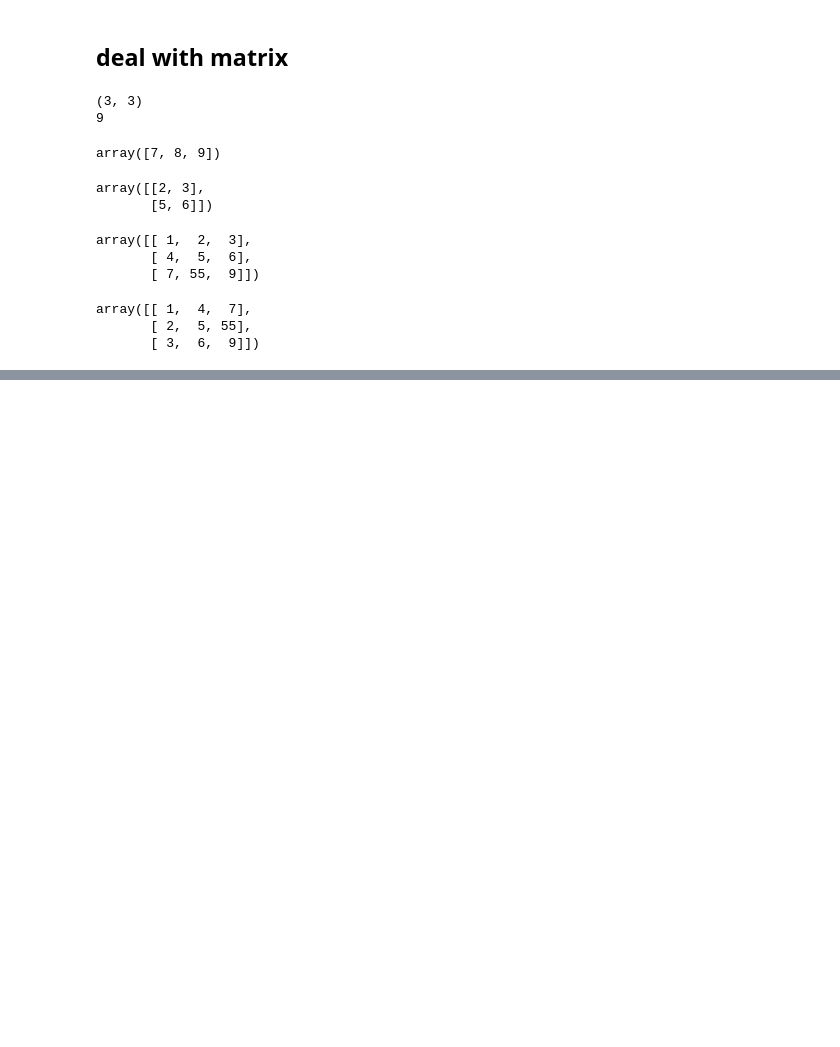
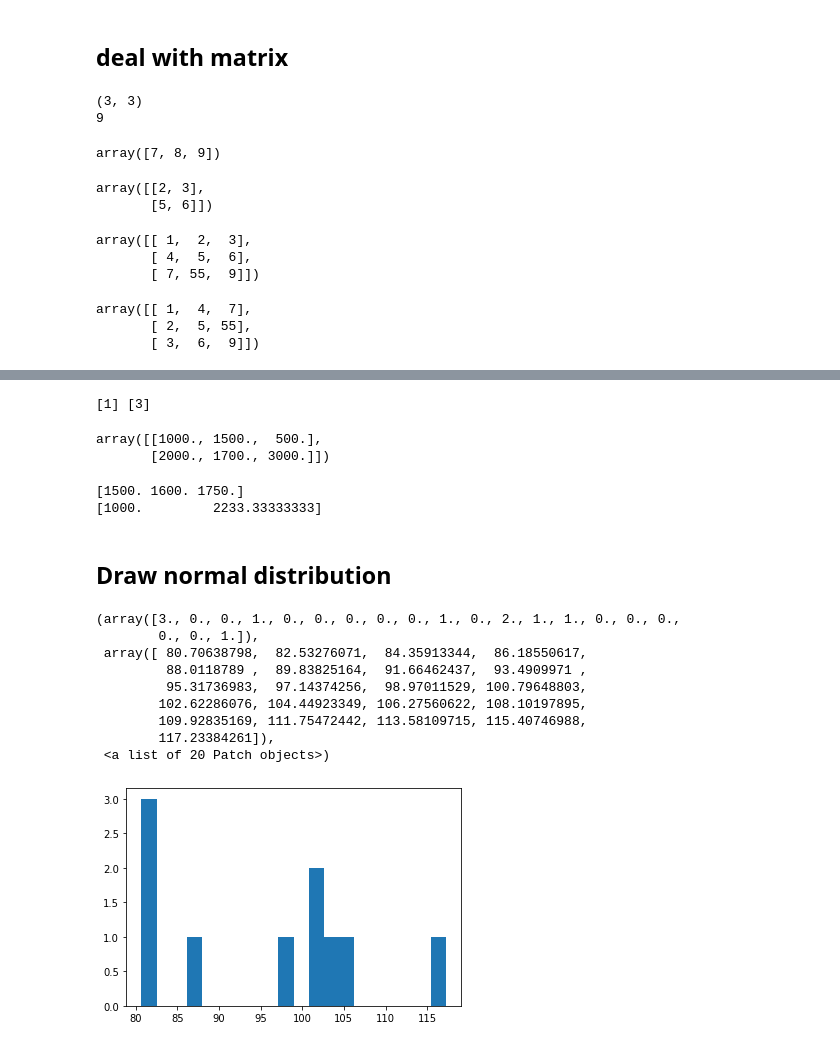
Before and after one commit to HyunsuLee/neural_data_science, a Jupyter notebook: ch2_from0to1.ipynb, the cells around one changed output, grey strips where cells are left out. Saved outputs shown, nothing was run; the diff lists cells and outputs as text; code cells hidden in the pictures; blank space fills up the shorter version.

```diff
--- a/ch2_from0to1.ipynb
+++ b/ch2_from0to1.ipynb
@@ -88,0 +220,19 @@ array([[ 1,  4,  7],
+# %%
+r, c = np.where(np.isnan(RTs) == 1)
+print(r, c) # 2nd row, 4rd element has nan value
+# %% [output]
+[1] [3]
+# %%
+RTs = np.delete(RTs, c, r)
+RTs
+# %% [output]
+array([[1000., 1500.,  500.],
+       [2000., 1700., 3000.]])
+# %%
+print(np.mean(RTs, 0))
+print(np.mean(RTs, 1))
+# %% [output]
+[1500. 1600. 1750.]
+[1000.         2233.33333333]
+# %% [markdown]
+## Draw normal distribution
@@ -88,0 +242,17 @@ array([[ 1,  4,  7],
+# %%
+sample_size = 10
+mean_IQ = 100
+std_IQ = 15
+sample_IQ = np.random.randn(sample_size) * std_IQ + mean_IQ
+plt.hist(sample_IQ, bins = 20)
+# %% [output]
+(array([3., 0., 0., 1., 0., 0., 0., 0., 0., 1., 0., 2., 1., 1., 0., 0., 0.,
+        0., 0., 1.]),
+ array([ 80.70638798,  82.53276071,  84.35913344,  86.18550617,
+         88.0118789 ,  89.83825164,  91.66462437,  93.4909971 ,
+         95.31736983,  97.14374256,  98.97011529, 100.79648803,
+        102.62286076, 104.44923349, 106.27560622, 108.10197895,
+        109.92835169, 111.75472442, 113.58109715, 115.40746988,
+        117.23384261]),
+ <a list of 20 Patch objects>)
+[figure, added]
```
Also changed, not shown: parts of 29 cells of this notebook, 1 other file.
